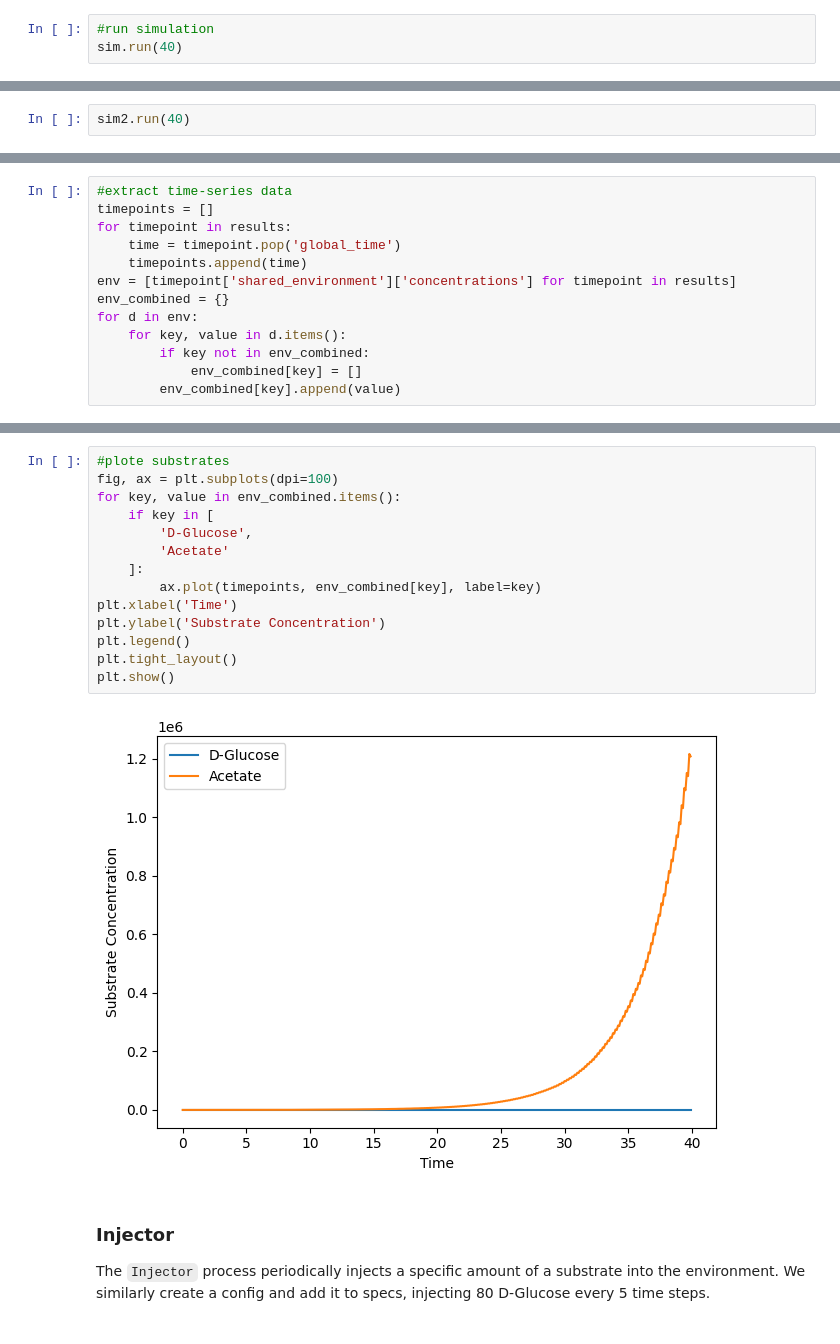
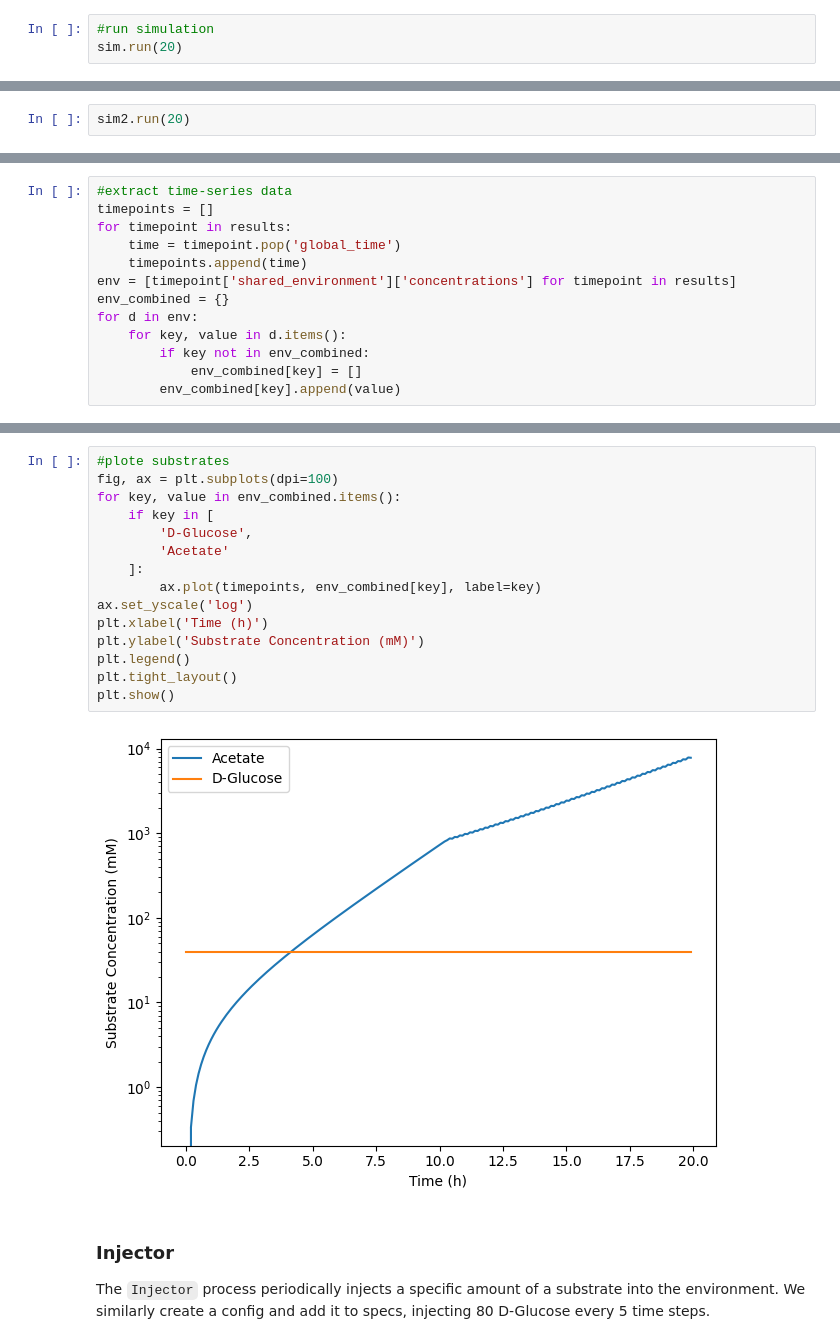
Before and after one commit to vivarium-collective/cdFBA, a Jupyter notebook: Notebooks/demo.ipynb, the cells around one changed output, grey strips where cells are left out. Cells and saved outputs as stored; diff of their text form.

```diff
--- a/Notebooks/demo.ipynb
+++ b/Notebooks/demo.ipynb
@@ -142,7 +142,7 @@ sim = Composite({
     )
 # %%
 #run simulation
-sim.run(40)
+sim.run(20)
 # %%
 #gather results
 results = gather_emitter_results(sim)[('emitter',)]
@@ -207,7 +207,7 @@ sim2 = Composite({
         core=core
     )
 # %%
-sim2.run(40)
+sim2.run(20)
 # %%
 #gather results
 results = gather_emitter_results(sim2)[('emitter',)]
@@ -240,19 +241,20 @@ plt.show()
 # %%
 #plote substrates
 fig, ax = plt.subplots(dpi=100)
 for key, value in env_combined.items():
     if key in [
         'D-Glucose',
         'Acetate'
     ]:
         ax.plot(timepoints, env_combined[key], label=key)
-plt.xlabel('Time')
-plt.ylabel('Substrate Concentration')
+ax.set_yscale('log')
+plt.xlabel('Time (h)')
+plt.ylabel('Substrate Concentration (mM)')
 plt.legend()
 plt.tight_layout()
 plt.show()
 # %% [output]
-[figure, old version]
+[figure, new version]
 # %% [markdown]
 ### Injector
 The `Injector` process periodically injects a specific amount of a substrate into the environment. We similarly create a config and add it to specs, injecting 80 D-Glucose every 5 time steps.
```
Also changed, not shown: parts of 15 cells of this notebook, 5 other files.
